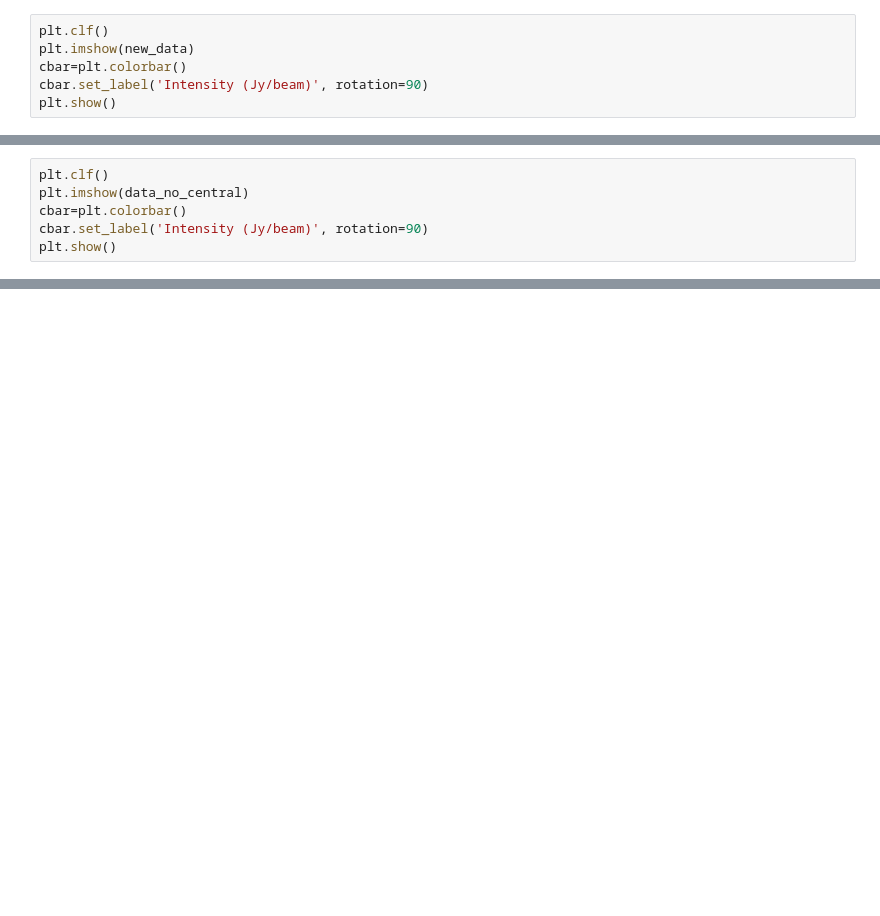
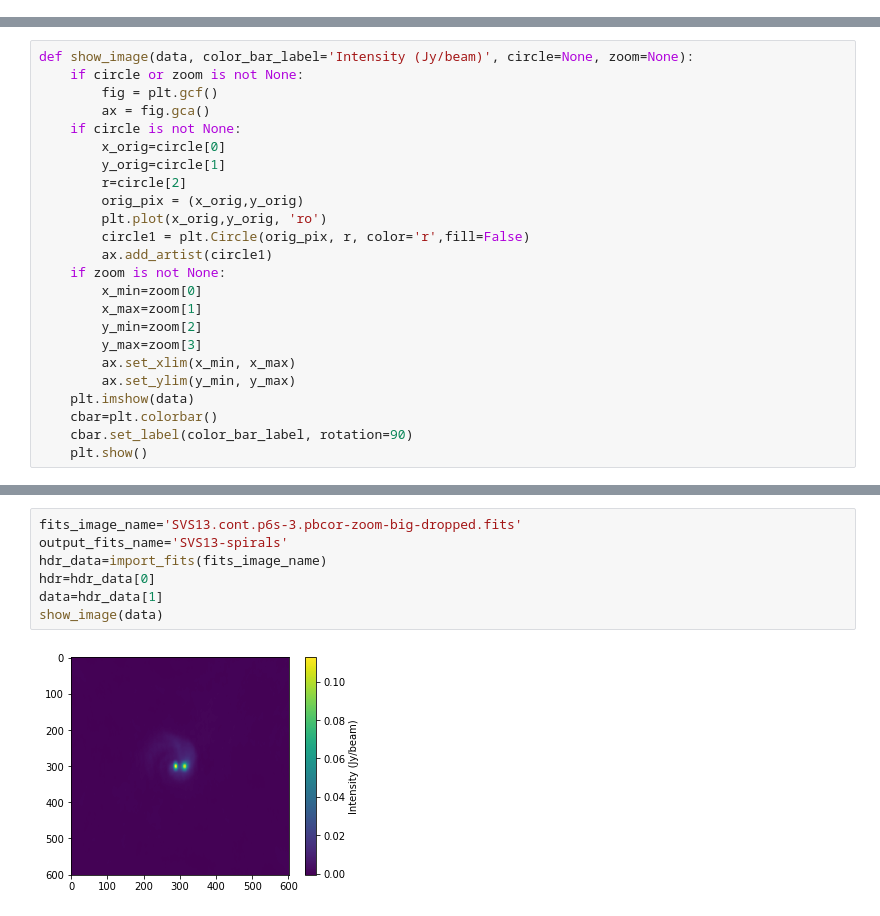
Before and after one commit to IAA-CSIC/dragom, a Jupyter notebook: Annular average.ipynb, the cells around one changed output, grey strips where cells are left out. Drawn from its saved outputs; the diff is of its cells as text; blank space fills up the shorter version.

```diff
--- a/Annular average.ipynb
+++ b/Annular average.ipynb
@@ -95,6 +20,0 @@ plt.show()
-# %%
-plt.clf()
-plt.imshow(new_data)
-cbar=plt.colorbar()
-cbar.set_label('Intensity (Jy/beam)', rotation=90)
-plt.show()
@@ -105,6 +20,0 @@ plt.show()
-# %%
-plt.clf()
-plt.imshow(data_no_central)
-cbar=plt.colorbar()
-cbar.set_label('Intensity (Jy/beam)', rotation=90)
-plt.show()
@@ -112,0 +21,24 @@ plt.show()
+# %%
+def show_image(data, color_bar_label='Intensity (Jy/beam)', circle=None, zoom=None):
+    if circle or zoom is not None:
+        fig = plt.gcf()
+        ax = fig.gca()
+    if circle is not None:
+        x_orig=circle[0]
+        y_orig=circle[1]
+        r=circle[2]
+        orig_pix = (x_orig,y_orig)
+        plt.plot(x_orig,y_orig, 'ro')
+        circle1 = plt.Circle(orig_pix, r, color='r',fill=False)
+        ax.add_artist(circle1)
+    if zoom is not None:
+        x_min=zoom[0]
+        x_max=zoom[1]
+        y_min=zoom[2]
+        y_max=zoom[3]
+        ax.set_xlim(x_min, x_max)
+        ax.set_ylim(y_min, y_max)
+    plt.imshow(data)
+    cbar=plt.colorbar()
+    cbar.set_label(color_bar_label, rotation=90)
+    plt.show()
@@ -112,0 +87,9 @@ plt.show()
+# %%
+fits_image_name='SVS13.cont.p6s-3.pbcor-zoom-big-dropped.fits'
+output_fits_name='SVS13-spirals'
+hdr_data=import_fits(fits_image_name)
+hdr=hdr_data[0]
+data=hdr_data[1]
+show_image(data)
+# %% [output]
+[figure, added]
```
Also changed, not shown: parts of 19 cells of this notebook.
